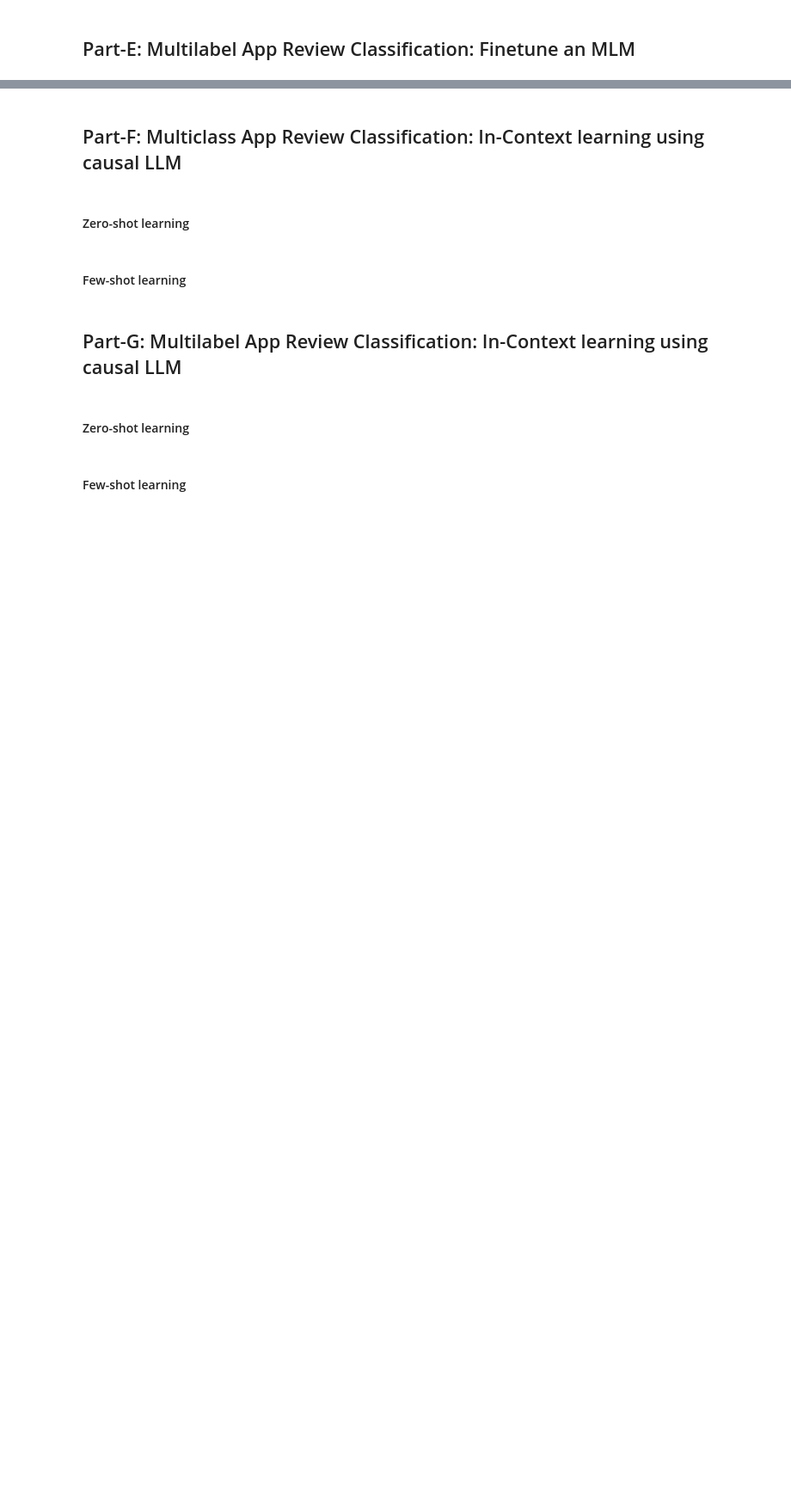
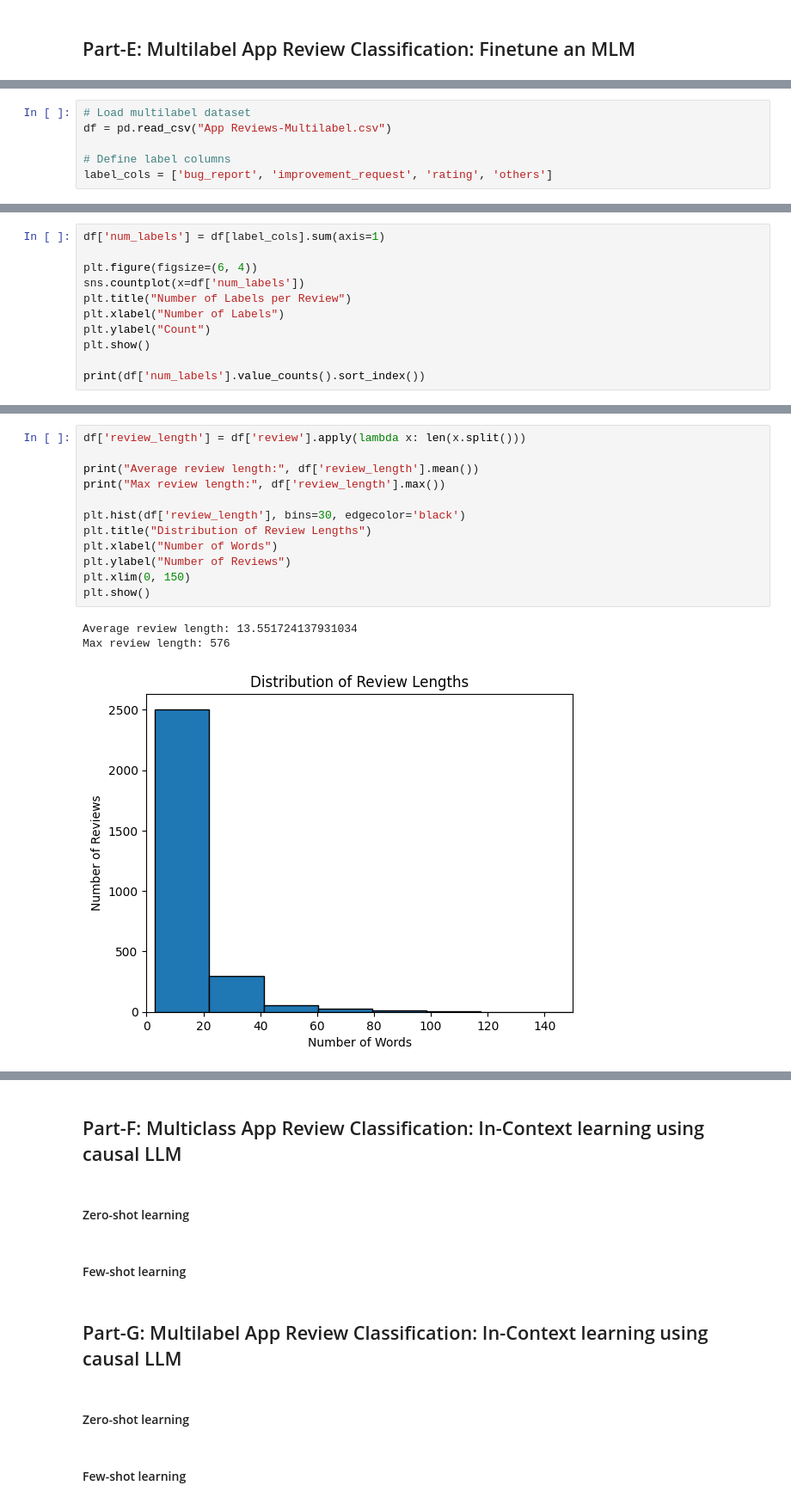
Before and after one commit to Hayder-Aleissa/NLP-Project, a Jupyter notebook: NLP_project.ipynb, the cells around one changed output, grey strips where cells are left out. Shown at 86% size. Drawn from its saved outputs; the diff is of its cells as text; blank space fills up the shorter version.

```diff
--- a/NLP_project.ipynb
+++ b/NLP_project.ipynb
@@ -996,0 +1545,6 @@ improvement_request       0.70      0.63      0.66       238
+# %%
+# Load multilabel dataset
+df = pd.read_csv("App Reviews-Multilabel.csv")
+
+# Define label columns
+label_cols = ['bug_report', 'improvement_request', 'rating', 'others']
@@ -996,0 +1571,11 @@ improvement_request       0.70      0.63      0.66       238
+# %%
+df['num_labels'] = df[label_cols].sum(axis=1)
+
+plt.figure(figsize=(6, 4))
+sns.countplot(x=df['num_labels'])
+plt.title("Number of Labels per Review")
+plt.xlabel("Number of Labels")
+plt.ylabel("Count")
+plt.show()
+
+print(df['num_labels'].value_counts().sort_index())
@@ -996,0 +1590,16 @@ improvement_request       0.70      0.63      0.66       238
+# %%
+df['review_length'] = df['review'].apply(lambda x: len(x.split()))
+
+print("Average review length:", df['review_length'].mean())
+print("Max review length:", df['review_length'].max())
+
+plt.hist(df['review_length'], bins=30, edgecolor='black')
+plt.title("Distribution of Review Lengths")
+plt.xlabel("Number of Words")
+plt.ylabel("Number of Reviews")
+plt.xlim(0, 150)
+plt.show()
+# %% [output]
+Average review length: 13.551724137931034
+Max review length: 576
+[figure, added]
```
Also changed, not shown: parts of 69 cells of this notebook.
